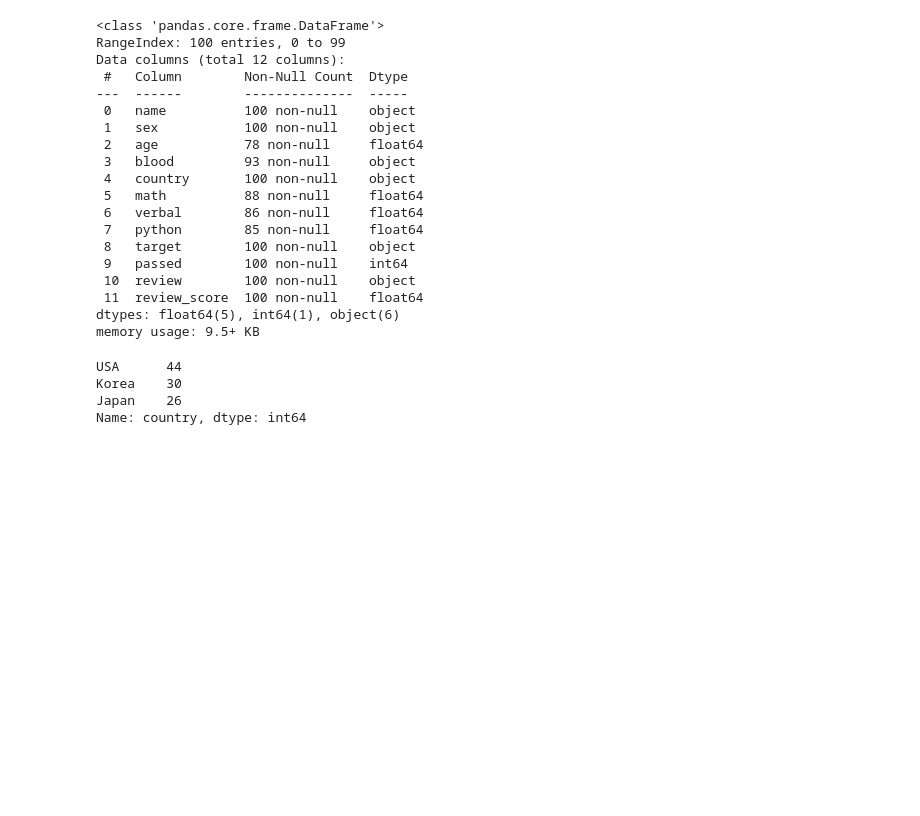
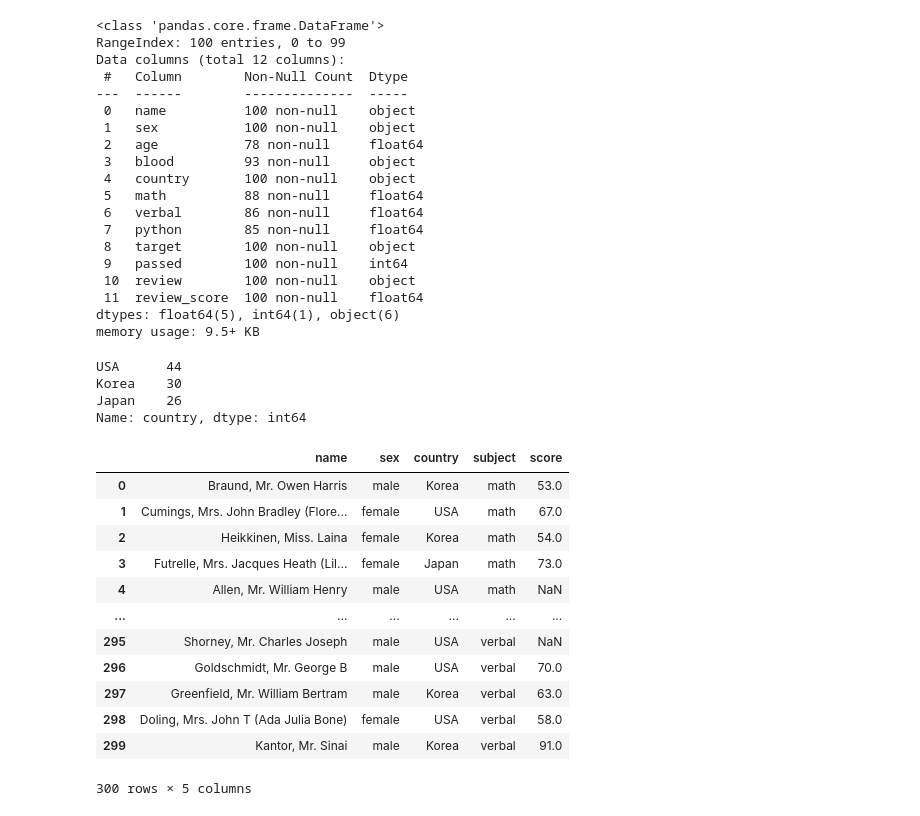
Before and after one commit to rubinkim/public_data, a Jupyter notebook: chapter_06/ch06_plotly.express.scatter.ipynb, the cells around one changed output. Saved outputs shown, nothing was run; the diff lists cells and outputs as text; code cells hidden in the pictures; blank space fills up the shorter version.

```diff
--- a/chapter_06/ch06_plotly.express.scatter.ipynb
+++ b/chapter_06/ch06_plotly.express.scatter.ipynb
@@ -40,4 +40,26 @@ df = df.notnull()
 # %%
 fig = px.scatter(data_frame=df, x='math', y='python', color='sex', height=1000, facet_row='country')
 fig
+# %%
+df = df[['']]
+# %%
+df = df[['name', 'sex', 'country', 'math', 'python', 'verbal']]
+df_melt = pd.melt(frame=df, id_vars=['name','sex','country'], value_vars=['math','python','verbal'],
+                  var_name='subject', value_name='score')
+
+df_melt
+# %% [output]
+|  | name | sex | country | subject | score |
+| 0 | Braund, Mr. Owen Harris | male | Korea | math | 53.0 |
+| 1 | Cumings, Mrs. John Bradley (Flore... | female | USA | math | 67.0 |
+| 2 | Heikkinen, Miss. Laina | female | Korea | math | 54.0 |
+| 3 | Futrelle, Mrs. Jacques Heath (Lil... | female | Japan | math | 73.0 |
+| 4 | Allen, Mr. William Henry | male | USA | math | NaN |
+| ... | ... | ... | ... | ... | ... |
+| 295 | Shorney, Mr. Charles Joseph | male | USA | verbal | NaN |
+| 296 | Goldschmidt, Mr. George B | male | USA | verbal | 70.0 |
+| 297 | Greenfield, Mr. William Bertram | male | Korea | verbal | 63.0 |
+| 298 | Doling, Mrs. John T (Ada Julia Bone) | female | USA | verbal | 58.0 |
+| 299 | Kantor, Mr. Sinai | male | Korea | verbal | 91.0 |
+300 rows × 5 columns
 # %%
```
Also changed, not shown: parts of 1 cell of this notebook.
